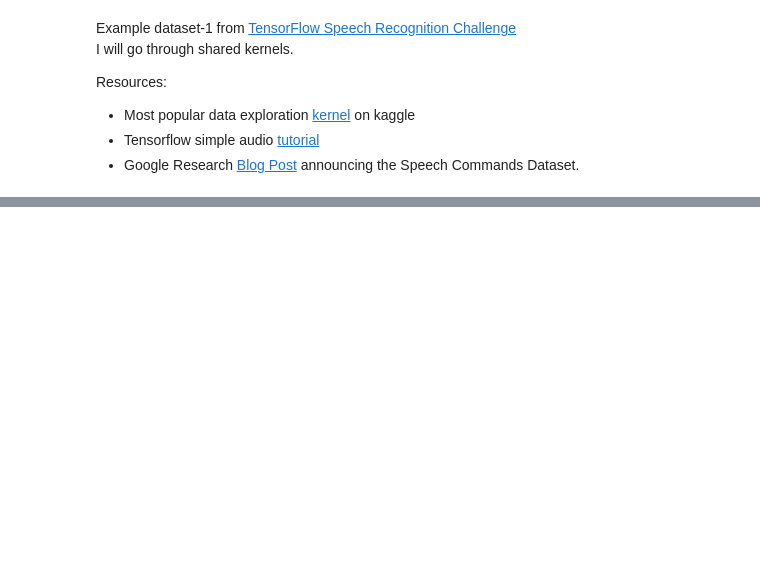
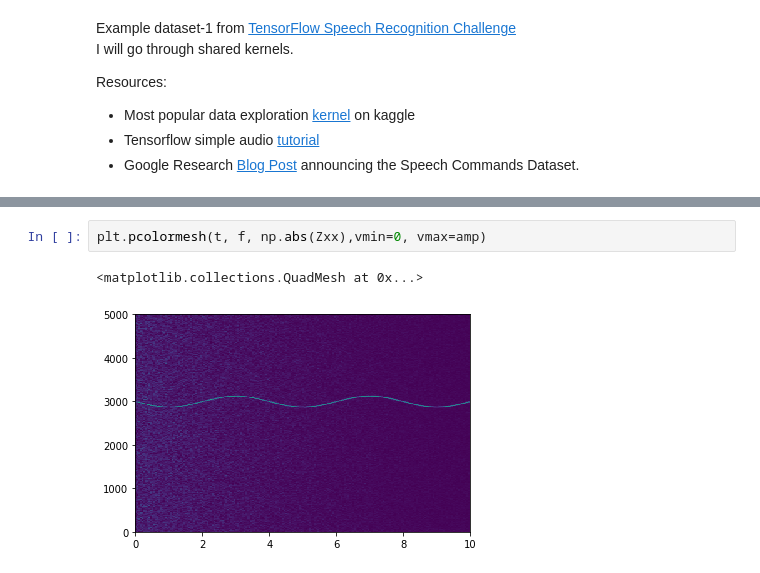
Before and after one commit to speechLabBcCuny/nnaAudiosetClassification, a Jupyter notebook: notebooks/kaggle_speech.ipynb, the cells around one changed output, grey strips where cells are left out. Cells and saved outputs as stored; diff of their text form; blank space fills up the shorter version.

```diff
--- a/notebooks/kaggle_speech.ipynb
+++ b/notebooks/kaggle_speech.ipynb
@@ -42,0 +150,5 @@ Chechout ../data/speech_commands/README.md for details
+# %%
+plt.pcolormesh(t, f, np.abs(Zxx),vmin=0, vmax=amp)
+# %% [output]
+<matplotlib.collections.QuadMesh at 0x...>
+[figure, added]
```
Also changed, not shown: parts of 23 cells of this notebook, 1 other file.
